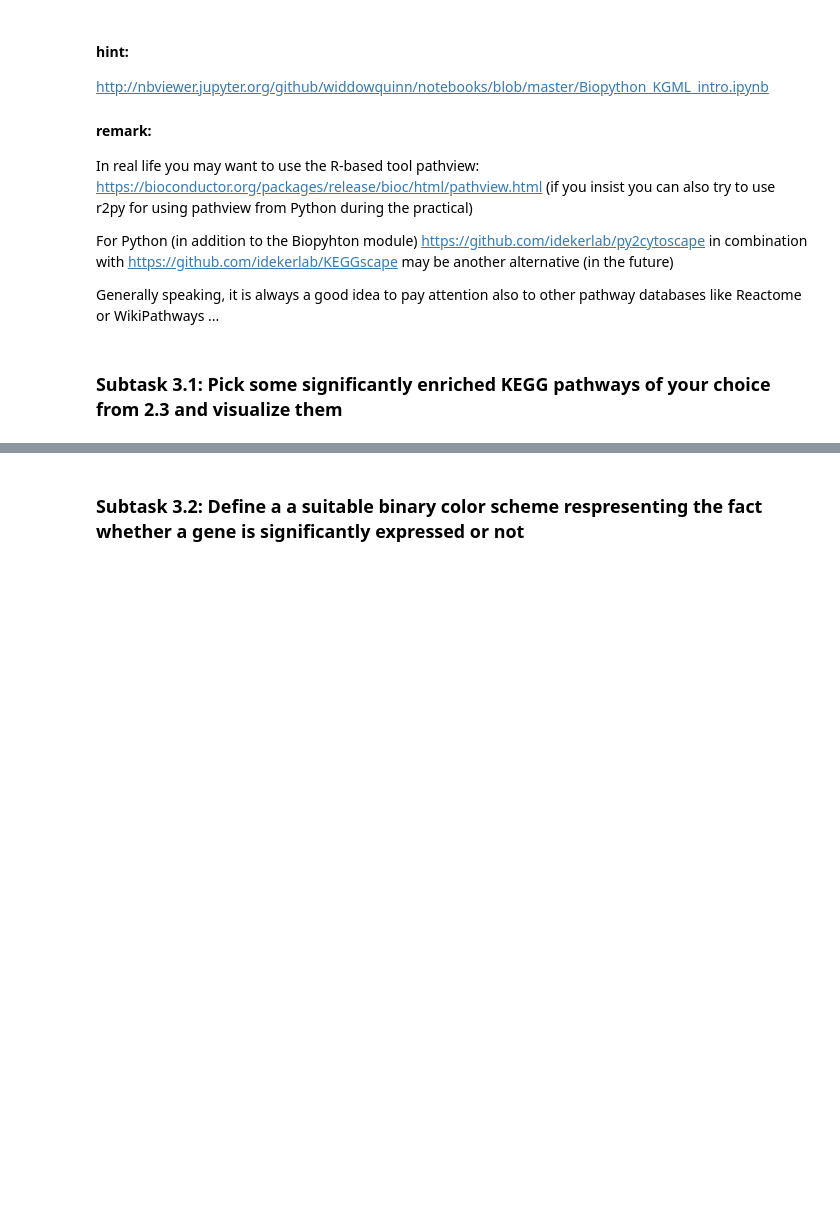
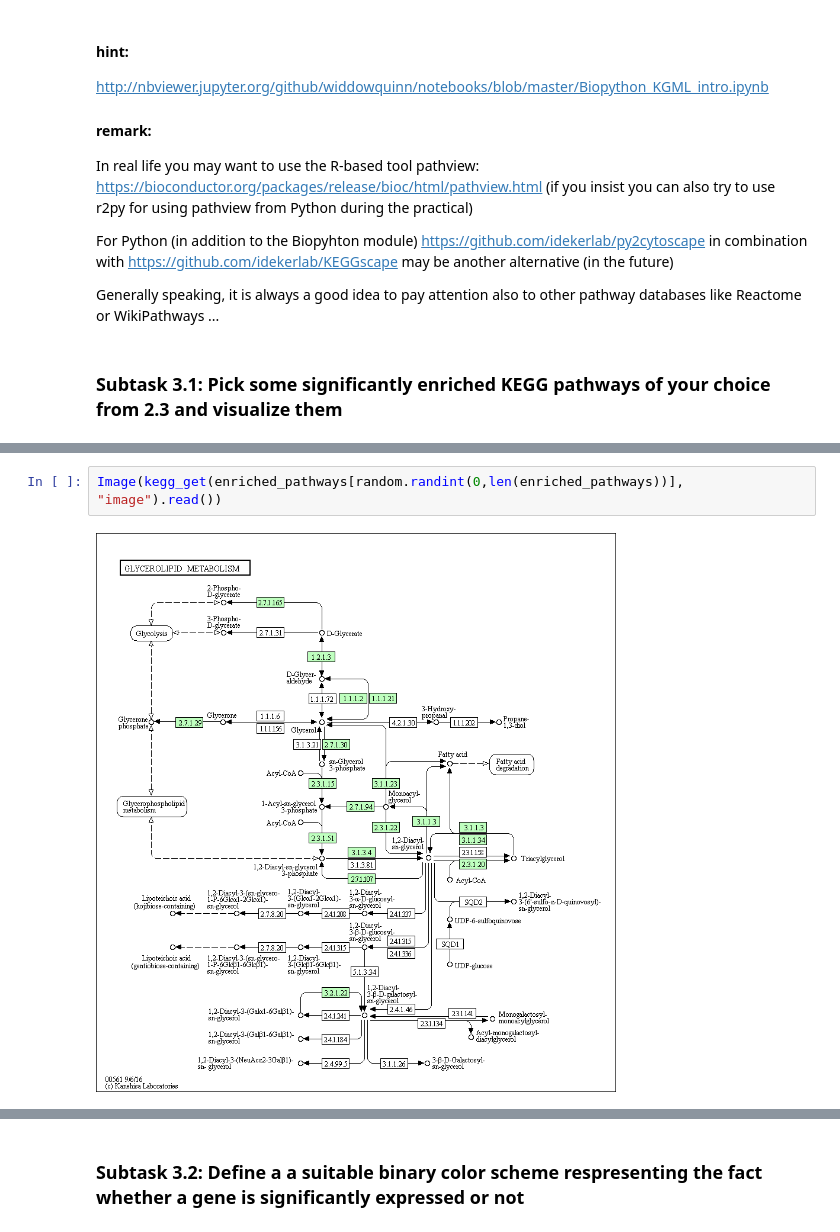
Before and after one commit to MeeNot/Integrated_Bioinformatics, a Jupyter notebook: notebooks/DayY_Pathways.ipynb, the cells around one changed output, grey strips where cells are left out. Drawn from its saved outputs; the diff is of its cells as text; blank space fills up the shorter version.

```diff
--- a/notebooks/DayY_Pathways.ipynb
+++ b/notebooks/DayY_Pathways.ipynb
@@ -267,0 +445,4 @@ Generally speaking, it is always a good idea to pay attention also to other path
+# %%
+Image(kegg_get(enriched_pathways[random.randint(0,len(enriched_pathways))], "image").read())
+# %% [output]
+[figure, added]
```
Also changed, not shown: parts of 34 cells of this notebook.
